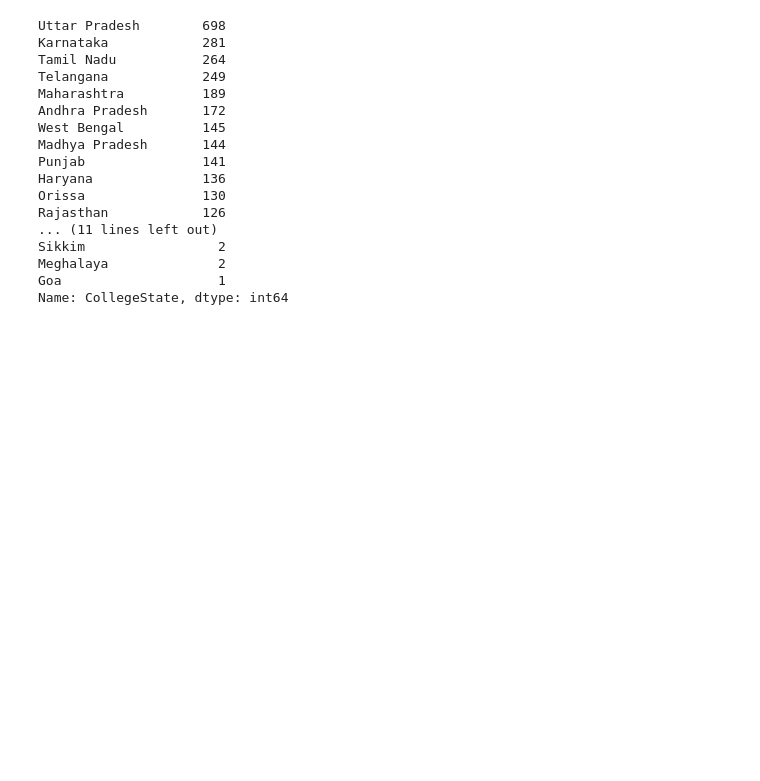
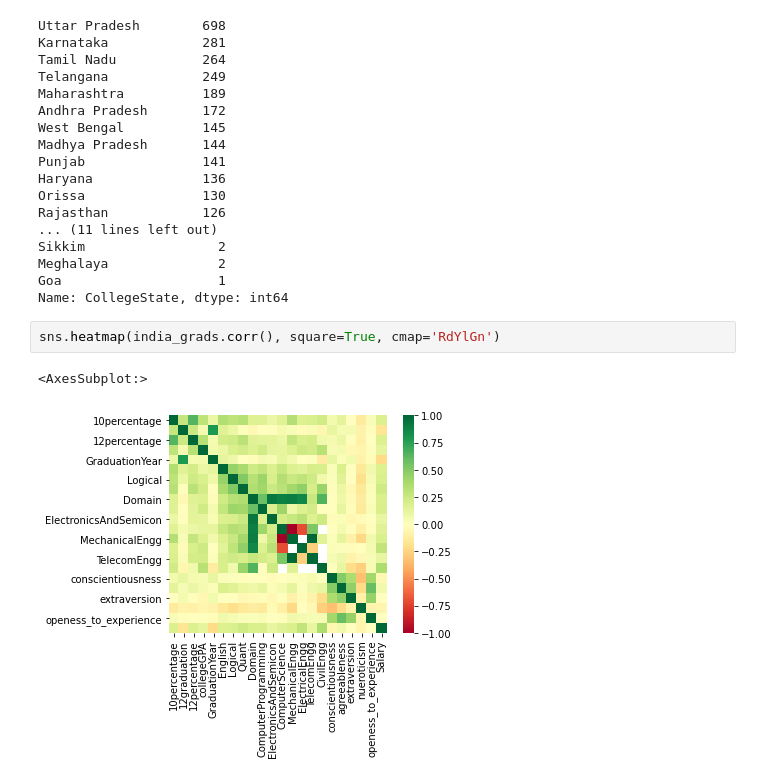
Before and after one commit to sandriyishen/Springboard_2021, a Jupyter notebook: Capstone 2/Notebooks/01-DataWrangling.ipynb, the cells around one changed output. Cells and saved outputs as stored; diff of their text form; blank space fills up the shorter version.

```diff
--- a/Capstone 2/Notebooks/01-DataWrangling.ipynb
+++ b/Capstone 2/Notebooks/01-DataWrangling.ipynb
@@ -341,3 +341,8 @@ Sikkim                 2
 Meghalaya              2
 Goa                    1
 Name: CollegeState, dtype: int64
+# %%
+sns.heatmap(india_grads.corr(), square=True, cmap='RdYlGn')
+# %% [output]
+<AxesSubplot:>
+[figure, added]
```
Also changed, not shown: parts of 5 cells of this notebook.
